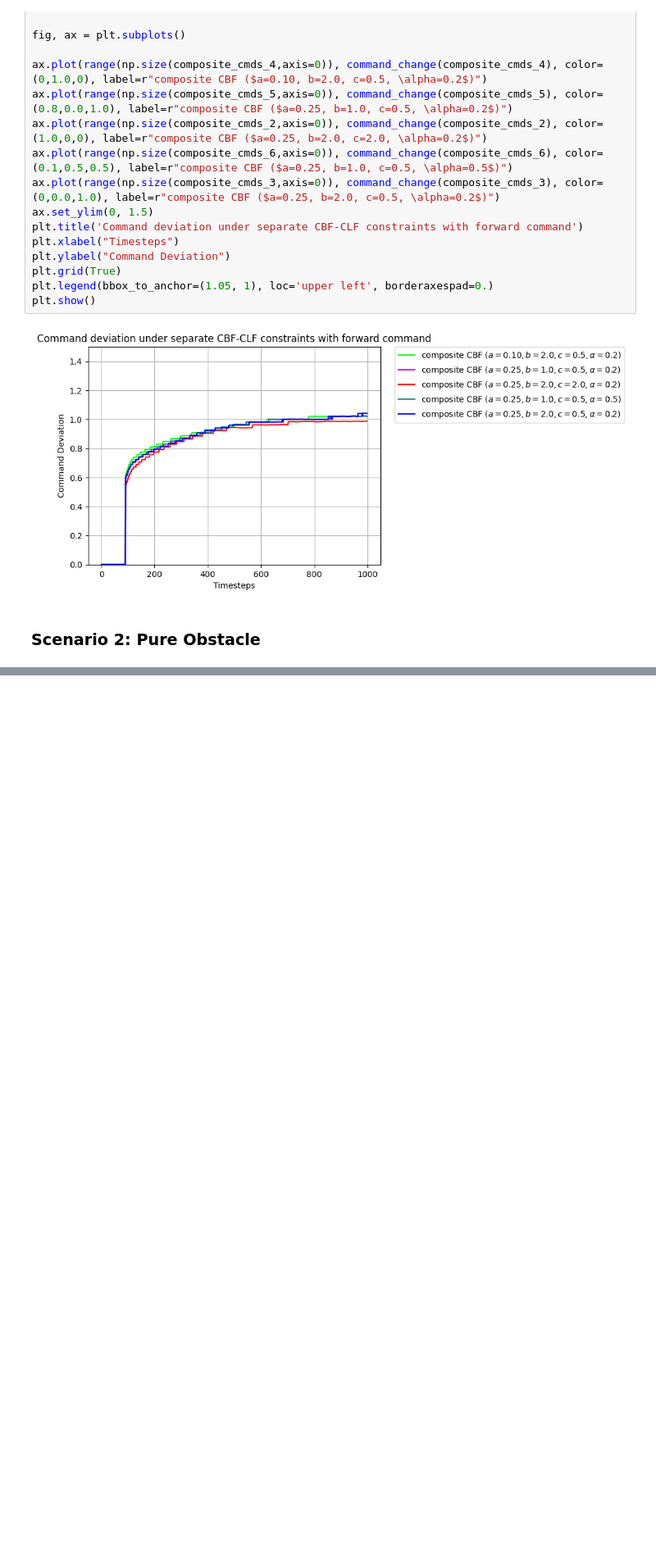
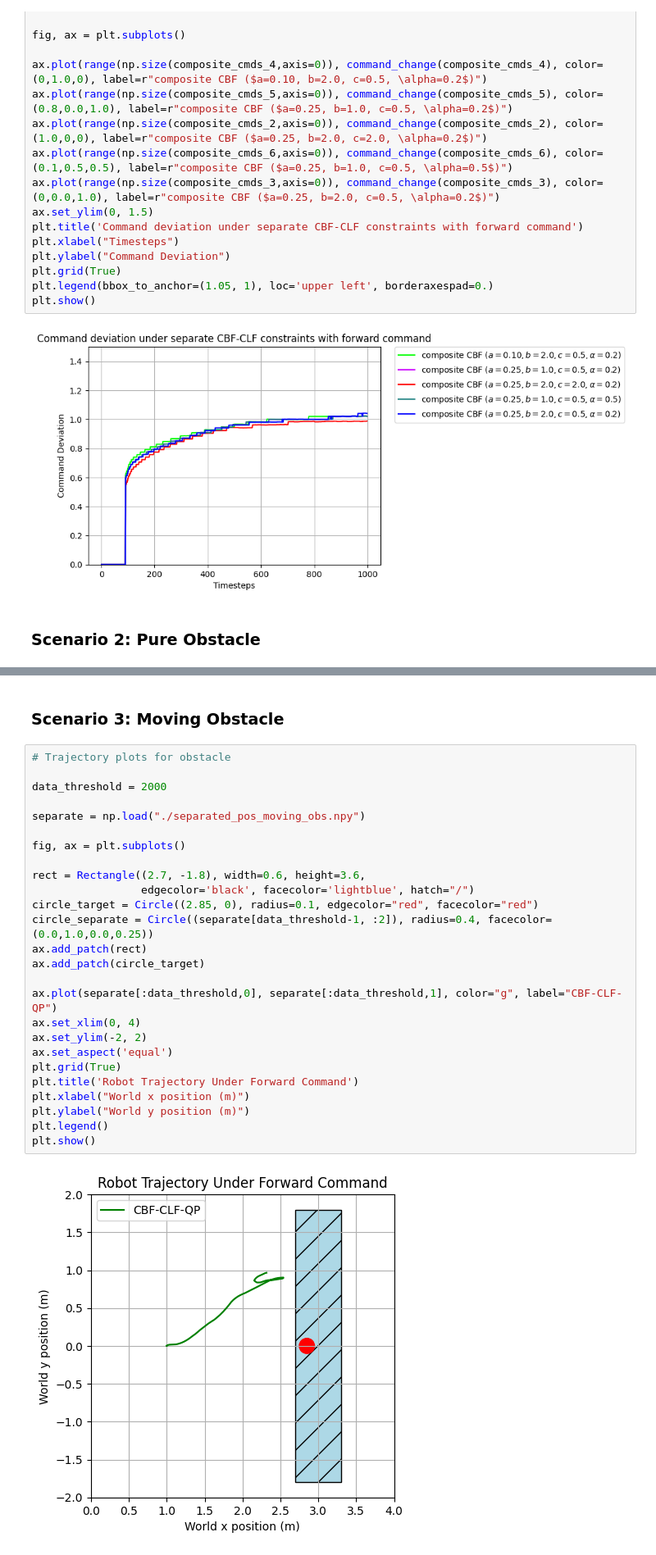
Before and after one commit to famsvip/Robot-Navigation-Collision-Avoidance-, a Jupyter notebook: data/plotting.ipynb, the cells around one changed output, grey strips where cells are left out. Shown at 82% size. Saved outputs shown, nothing was run; the diff lists cells and outputs as text; blank space fills up the shorter version.

```diff
--- a/data/plotting.ipynb
+++ b/data/plotting.ipynb
@@ -353,0 +359,30 @@ plt.show()
+# %% [markdown]
+### Scenario 3: Moving Obstacle
+# %%
+# Trajectory plots for obstacle
+
+data_threshold = 2000
+
+separate = np.load("./separated_pos_moving_obs.npy")
+
+fig, ax = plt.subplots()
+
+rect = Rectangle((2.7, -1.8), width=0.6, height=3.6,
+                 edgecolor='black', facecolor='lightblue', hatch="/")
+circle_target = Circle((2.85, 0), radius=0.1, edgecolor="red", facecolor="red")
+circle_separate = Circle((separate[data_threshold-1, :2]), radius=0.4, facecolor=(0.0,1.0,0.0,0.25))
+ax.add_patch(rect)
+ax.add_patch(circle_target)
+
+ax.plot(separate[:data_threshold,0], separate[:data_threshold,1], color="g", label="CBF-CLF-QP")
+ax.set_xlim(0, 4)
+ax.set_ylim(-2, 2)
+ax.set_aspect('equal')
+plt.grid(True)
+plt.title('Robot Trajectory Under Forward Command')
+plt.xlabel("World x position (m)")
+plt.ylabel("World y position (m)")
+plt.legend()
+plt.show()
+# %% [output]
+[figure, added]
```
Also changed, not shown: parts of 5 cells of this notebook, 18 other files.
